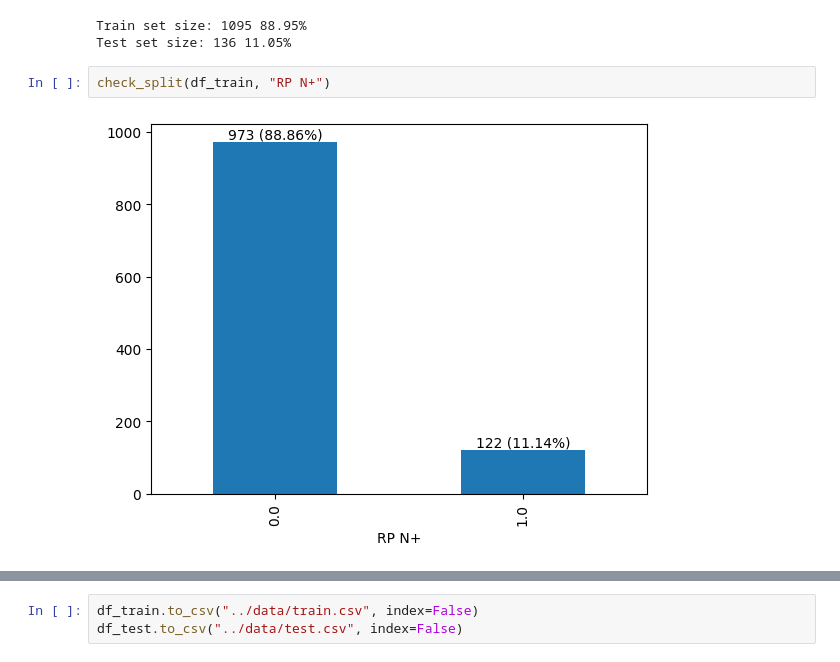
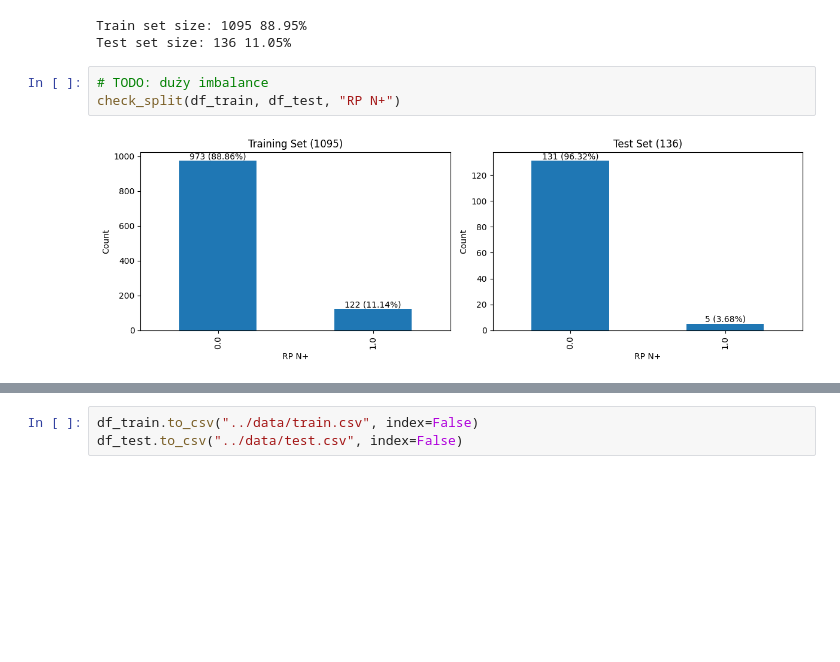
Before and after one commit to PiotrRenk/microscopic-epe-proj, a Jupyter notebook: notebooks/new_db_analysis.ipynb, the cells around one changed output, grey strips where cells are left out. Cells and saved outputs as stored; diff of their text form; blank space fills up the shorter version.

Commit message:
data splits proportion fix

```diff
--- a/notebooks/new_db_analysis.ipynb
+++ b/notebooks/new_db_analysis.ipynb
@@ -268,6 +257,7 @@ print(f"Test set size: {len(df_test)} {len(df_test) / len(df) * 100:.2f}%")
 Train set size: 1095 88.95%
 Test set size: 136 11.05%
 # %%
-check_split(df_train, "RP N+")
+# TODO: duży imbalance
+check_split(df_train, df_test, "RP N+")
 # %% [output]
-[figure, old version]
+[figure, new version]
```
Also changed, not shown: parts of 8 cells of this notebook, 1 other file.
